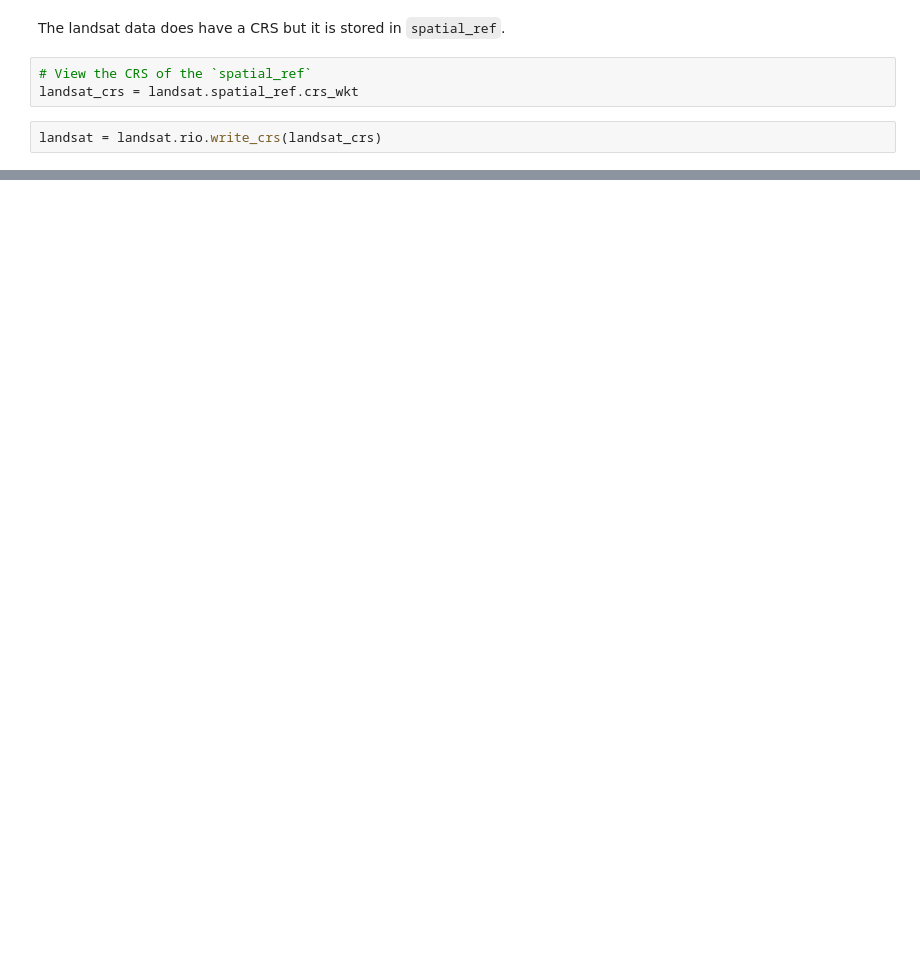
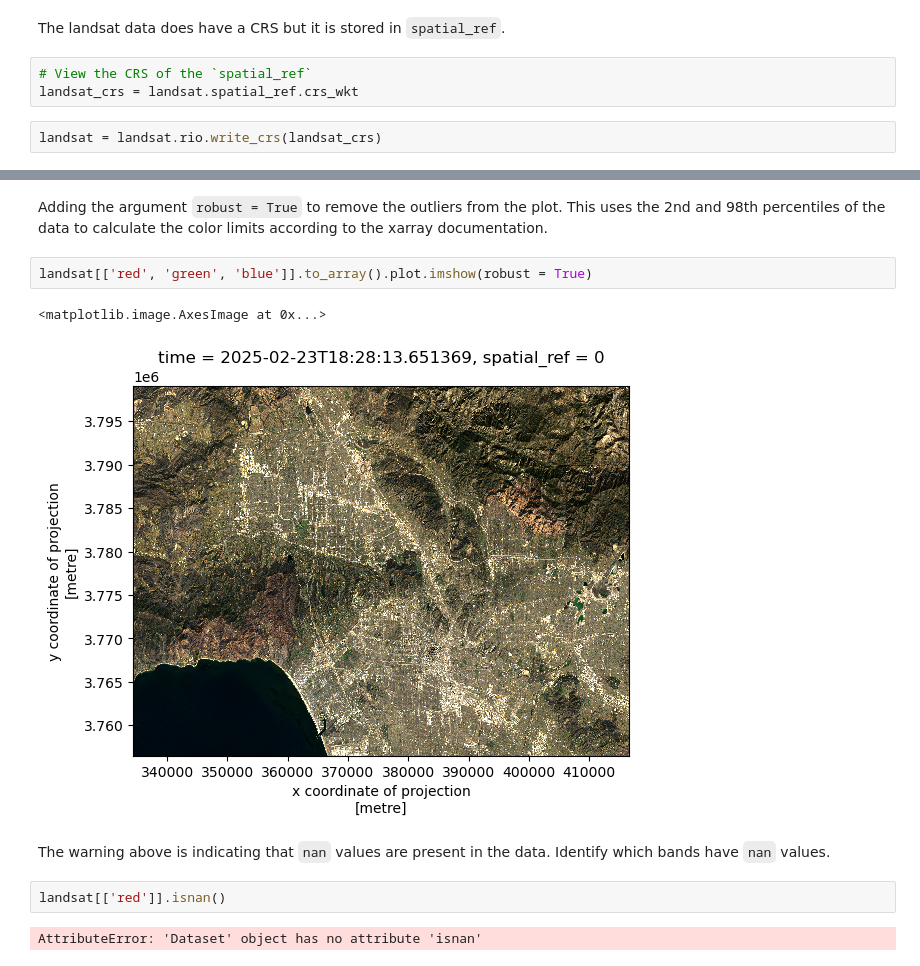
Before and after one commit to sofiiir/eds220-hwk4, a Jupyter notebook: hwk4-task2-false-color-RODAS.ipynb, the cells around one changed output, grey strips where cells are left out. Drawn from its saved outputs; the diff is of its cells as text; blank space fills up the shorter version.

```diff
--- a/hwk4-task2-false-color-RODAS.ipynb
+++ b/hwk4-task2-false-color-RODAS.ipynb
@@ -144,0 +159,13 @@ What is the Landsat data's CRS? PROJCS["WGS 84 / UTM zone 11N",GEOGCS["WGS 84",D
+# %% [markdown]
+Adding the argument `robust = True` to remove the outliers from the plot. This uses the 2nd and 98th percentiles of the data to calculate the color limits according to the xarray documentation.
+# %%
+landsat[['red', 'green', 'blue']].to_array().plot.imshow(robust = True)
+# %% [output]
+<matplotlib.image.AxesImage at 0x...>
+[figure, added]
+# %% [markdown]
+The warning above is indicating that `nan` values are present in the data. Identify which bands have `nan` values.
+# %%
+landsat[['red']].isnan()
+# %% [output]
+AttributeError: 'Dataset' object has no attribute 'isnan'
```
Also changed, not shown: parts of 6 cells of this notebook.
